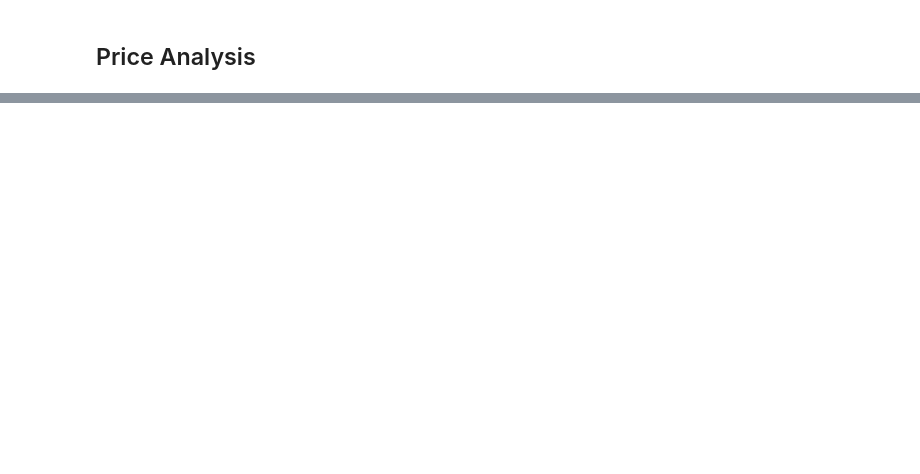
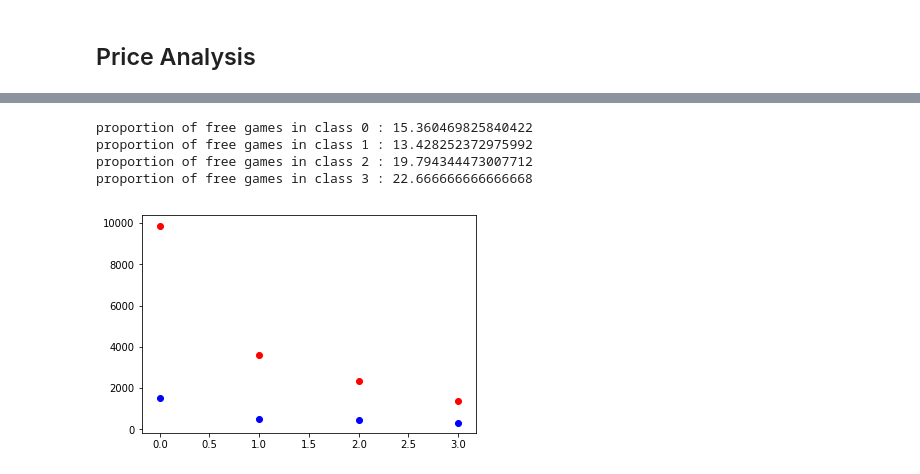
Before and after one commit to gregbellan/MODS203, a Jupyter notebook: Data_Jaylet.ipynb, the cells around one changed output, grey strips where cells are left out. Drawn from its saved outputs; the diff is of its cells as text; code cells hidden in the pictures; blank space fills up the shorter version.

```diff
--- a/Data_Jaylet.ipynb
+++ b/Data_Jaylet.ipynb
@@ -294,17 +261,2 @@ proportion of class 3 for simulation game:  10.835654596100278
 # %% [markdown]
 ## Price Analysis
-# %%
-symbols = ['₩','₴','pуб','$','Free']
-for p in df['Current price']:
-    for s in symbols:
-        if s in p :
-            print(p)
-
-
-#df = df.drop(df['€' not in df['Current price']].index)
-
-for i in range(len(df['Current price'])):
-    if '€' not in df['Current price'].iloc[i]:
-        df = df.drop(i, axis = 0)
-
-df['Current price'].unique()
@@ -322,0 +285,18 @@ IndexError: single positional indexer is out-of-bounds
+# %%
+class_0_f = df.loc[(df['Min configuration class']==0) & (df['Current price in €']==0)]
+class_1_f = df.loc[(df['Min configuration class']==1) & (df['Current price in €']==0)]
+class_2_f = df.loc[(df['Min configuration class']==2) & (df['Current price in €']==0)]
+class_3_f = df.loc[(df['Min configuration class']==3) & (df['Current price in €']==0)]
+
+plt.scatter([0,1,2,3],[len(class_0_f), len(class_1_f), len(class_2_f), len(class_3_f)] , color="blue")
+plt.scatter([0,1,2,3],[len(class_0), len(class_1), len(class_2), len(class_3)] , color="red")
+print("proportion of free games in class 0 :", 100*len(class_0_f)/len(class_0))
+print("proportion of free games in class 1 :", 100*len(class_1_f)/len(class_1))
+print("proportion of free games in class 2 :", 100*len(class_2_f)/len(class_2))
+print("proportion of free games in class 3 :", 100*len(class_3_f)/len(class_3))
+# %% [output]
+proportion of free games in class 0 : 15.360469825840422
+proportion of free games in class 1 : 13.428252372975992
+proportion of free games in class 2 : 19.794344473007712
+proportion of free games in class 3 : 22.666666666666668
+[figure, added]
```
Also changed, not shown: parts of 22 cells of this notebook.
